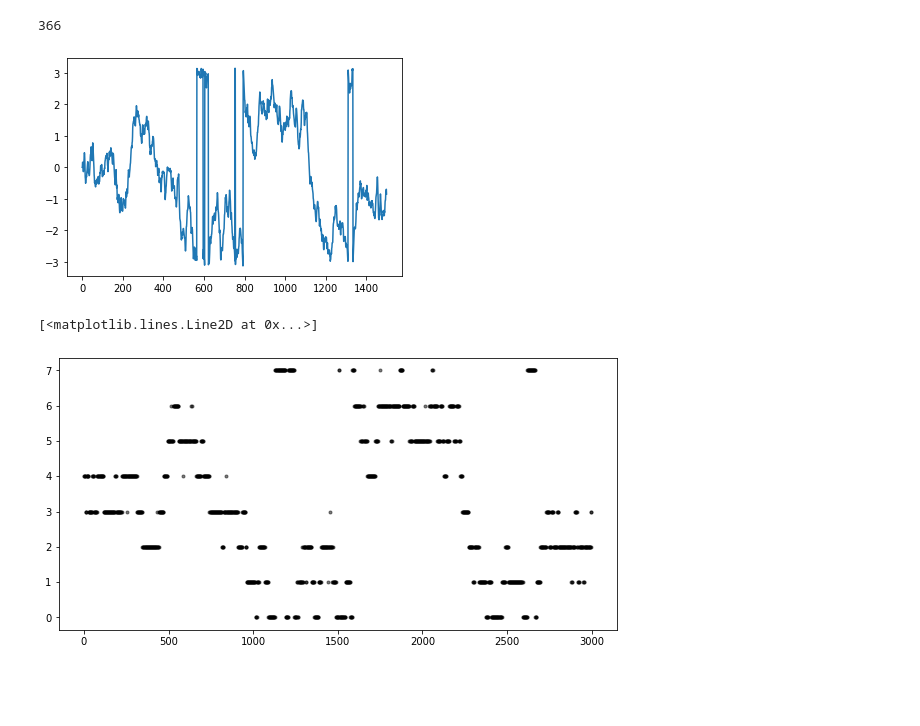
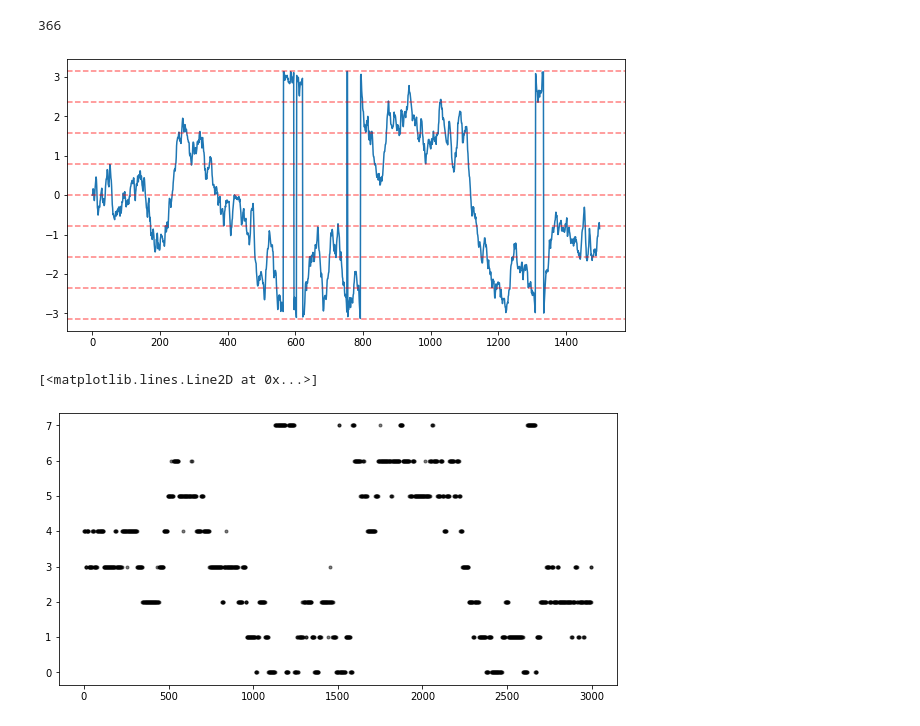
Before and after one commit to filippoferrari/CX_Path_Integration, a Jupyter notebook: notebooks/test_inputs.ipynb, the cells around one changed output. Cells and saved outputs as stored; diff of their text form; code cells hidden in the pictures; blank space fills up the shorter version.

Commit message:
Changes to graphs in headings to spikes notebook

```diff
--- a/notebooks/test_inputs.ipynb
+++ b/notebooks/test_inputs.ipynb
@@ -182,15 +182,19 @@ len(spike_monitor.t/ms)
 # %% [output]
 366
 # %%
+figure(figsize=(10,5))
+bins = numpy.linspace(-np.pi, np.pi, 8+1)
 plt.plot(h)
+for b in bins:
+    plt.axhline(b, ls='dashed', color='r', alpha=0.5)
 plt.show()
 
 figure(figsize=(10,5))
 #plot(spike_monitor.t/ms, spike_monitor.i, '+r')
 #print(np.linspace(0, 2, T_outbound*2).shape)
 #print([0:100])
 plot(np.array(range(0, T_outbound*2, 2, )), digitised, '.k', alpha=0.5)
 # %% [output]
-[figure, old version]
+[figure, new version]
 [<matplotlib.lines.Line2D at 0x...>]
 [figure]
```
